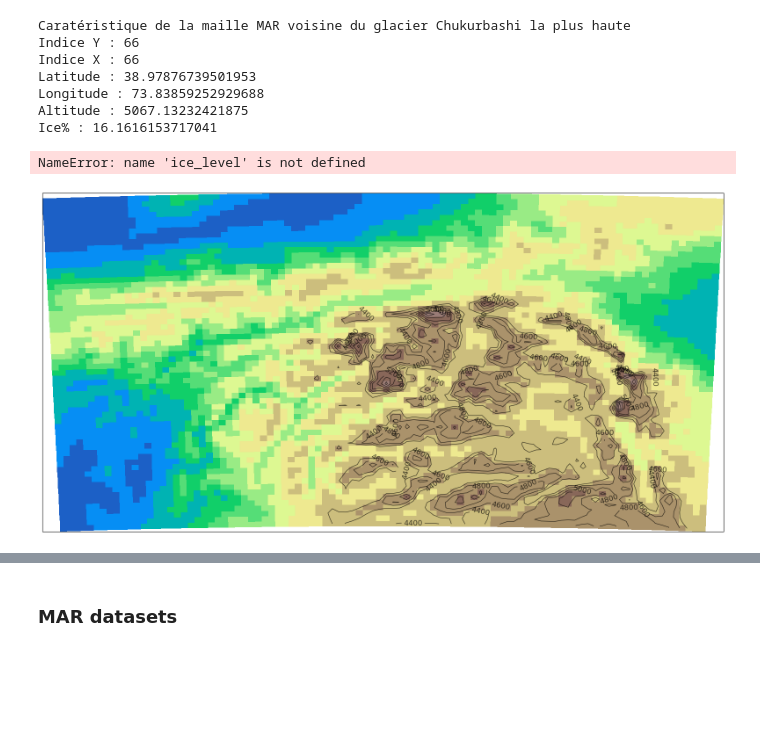
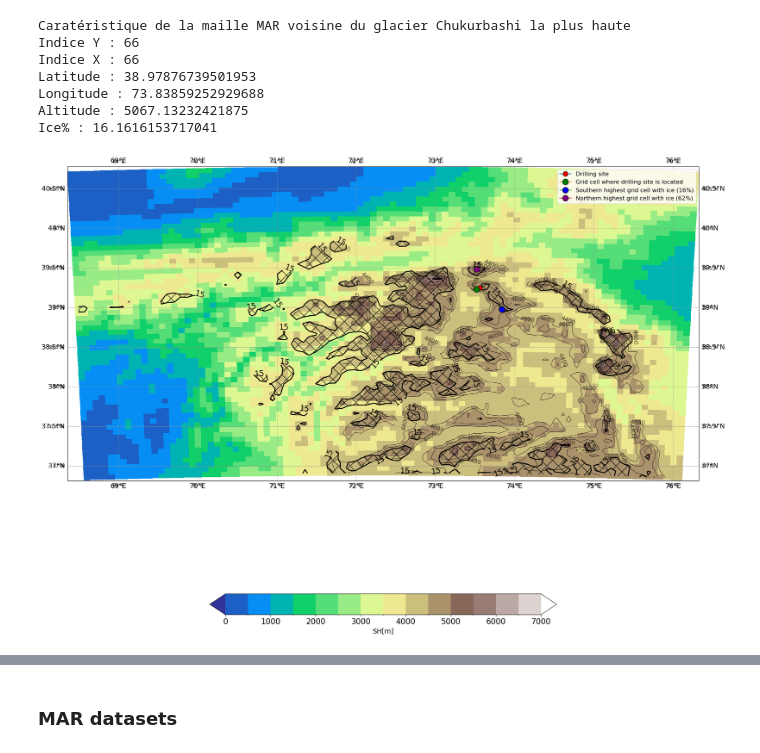
Before and after one commit to xfain/MAR_HMA, a Jupyter notebook: Pamir_domain/SMB.timeSeries_GRp-Chukurbashi.ipynb, the cells around one changed output, grey strips where cells are left out. Drawn from its saved outputs; the diff is of its cells as text; code cells hidden in the pictures; blank space fills up the shorter version.

```diff
--- a/Pamir_domain/SMB.timeSeries_GRp-Chukurbashi.ipynb
+++ b/Pamir_domain/SMB.timeSeries_GRp-Chukurbashi.ipynb
@@ -156,14 +156,15 @@ im = ax.pcolormesh(ds_lon, ds_lat, ds_SH,
 # ax.add_feature(cfeature.COASTLINE)
 # ax.add_feature(cfeature.BORDERS, linestyle=':')
 
-# ICE1=ax.contourf(ds_lon, ds_lat,ds_ICE,
-#             levels=[10,ice_level,100],
-#             hatches=['','X','X'],
-#             colors="none",
-#             transform=ccrs.PlateCarree())
+ICE1=ax.contourf(ds_lon, ds_lat,ds_ICE,
+            levels=[10,ice_level,100],
+            hatches=['','X','X'],
+            colors="none",
+            transform=ccrs.PlateCarree())
 
-#    ax.gridlines(draw_labels=True, linewidth=0.5, color='gray', linestyle='--')
+ax.gridlines(draw_labels=True, linewidth=0.5, color='gray', linestyle='--')
 ax.set_aspect(1.0)
+
 SH1 = ax.contour(ds_lon, ds_lat, ds_SH,
                              levels=[4400,4600,4800,5000,5200,5400,5600,5800,6000,6200,6400,6600,6800,7000],
                              colors="k", linewidths=0.9, alpha=0.7,
@@ -200,35 +201,34 @@ ax.plot(chuk_lon, chuk_lat,
         markeredgecolor='black', markerfacecolor='red',
         transform=ccrs.PlateCarree())
 
 
 # point de grille ou se trouve Chukurbashi
 ax.plot(ds_lon[iY, iX], ds_lat[iY, iX],
         marker='o', markersize=12,
         label='Grid cell where drilling site is located',
         markeredgecolor='black', markerfacecolor='green',
         transform=ccrs.PlateCarree())
 
 
 # SOUTH nearest grid cell with ice :
 ax.plot(ds_lon[iY_S, iX_S], ds_lat[iY_S, iX_S],
         marker='o', markersize=12,
         label='Southern highest grid cell with ice (16%)',
         markeredgecolor='black', markerfacecolor='blue',
         transform=ccrs.PlateCarree())
 
 # # NORTH nearest grid cell with ice
 ax.plot(ds_lon[iY_N, iX_N], ds_lat[iY_N, iX_N],
         marker='o', markersize=12,
         label='Northern highest grid cell with ice (62%)',
         markeredgecolor='black', markerfacecolor='purple',
         transform=ccrs.PlateCarree())
 
 ax.legend(loc="upper right", fontsize=12)
 
 plt.show()
 # %% [output]
-NameError: name 'ice_level' is not defined
-[figure, old version]
+[figure, new version]
 # %%
 ice_level=15# % of ice on grid cell
 
```
Also changed, not shown: parts of 1 cell of this notebook.
